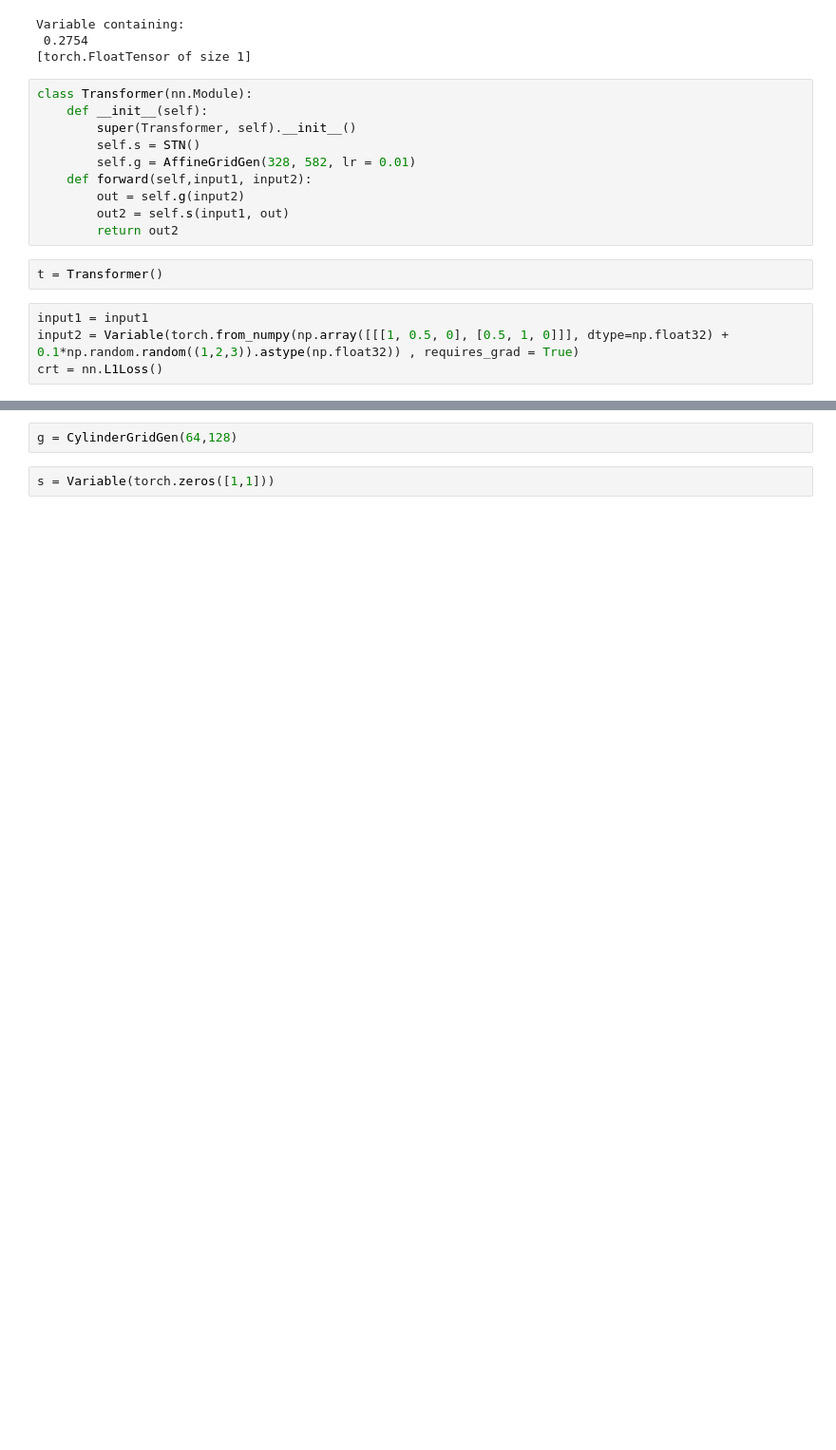
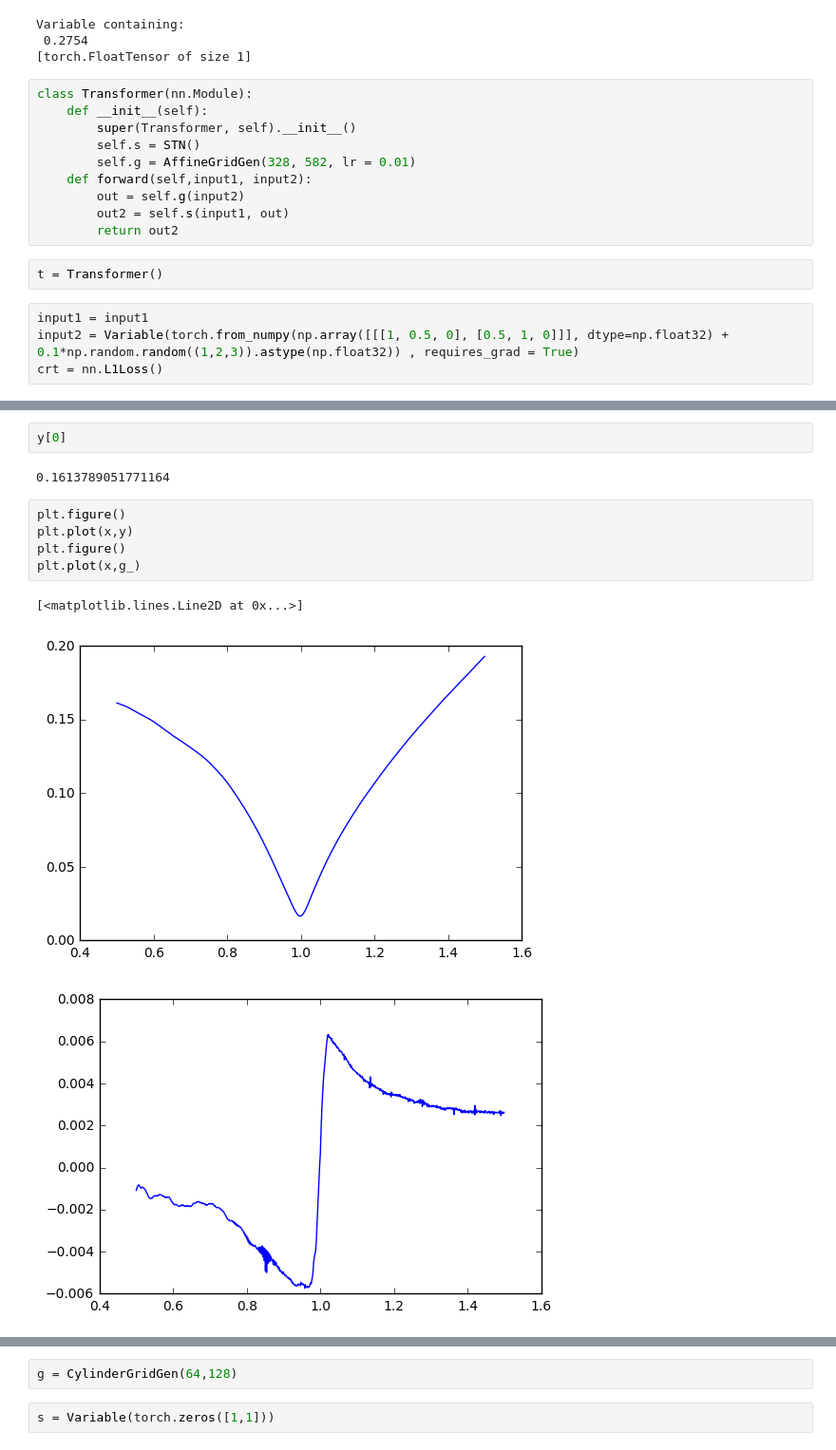
Before and after one commit to fxia22/stn.pytorch, a Jupyter notebook: script/test_stn.ipynb, the cells around one changed output, grey strips where cells are left out. Shown at 95% size. Cells and saved outputs as stored; diff of their text form; blank space fills up the shorter version.

```diff
--- a/script/test_stn.ipynb
+++ b/script/test_stn.ipynb
@@ -102,3 +114,16 @@ for i in range(100):
+# %%
+y[0]
+# %% [output]
+0.1613789051771164
+# %%
+plt.figure()
+plt.plot(x,y)
+plt.figure()
+plt.plot(x,g_)
+# %% [output]
+[<matplotlib.lines.Line2D at 0x...>]
+[figure, added]
+[figure, added]
 # %%
 input2.grad
 # %% [output]
```
Also changed, not shown: parts of 18 cells of this notebook, 1 other file.
